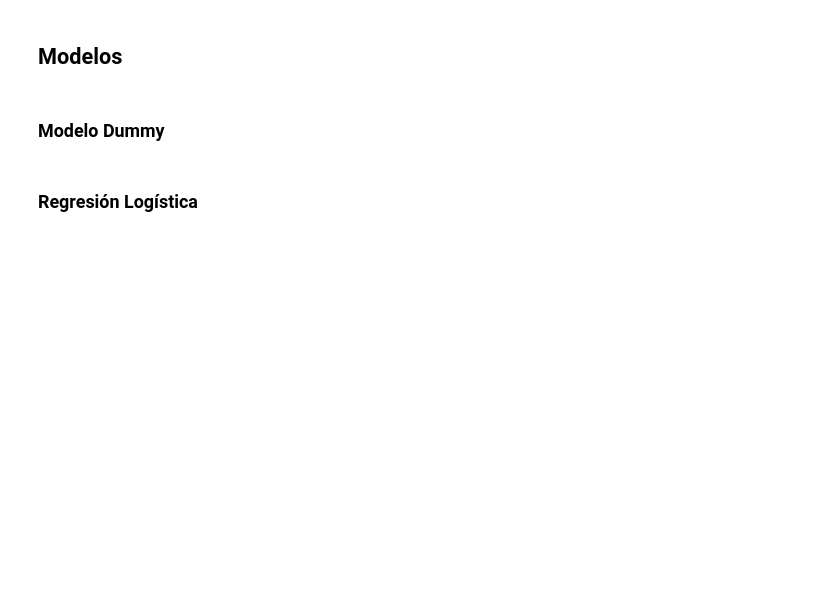
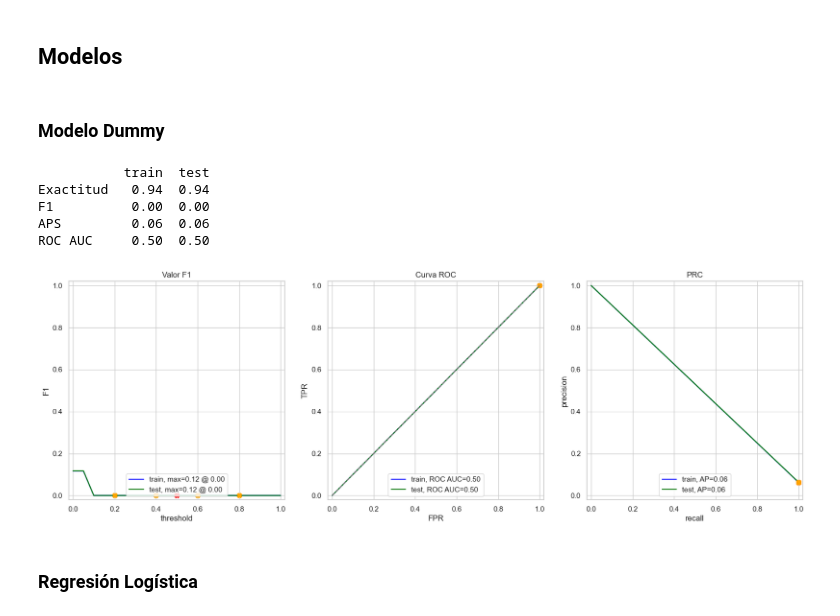
Before and after one commit to AbnerGalRol/Hackaton-Triple_ten-Team-8, a Jupyter notebook: notebooks/hackaton-triple-ten.ipynb, the cells around one changed output. Saved outputs shown, nothing was run; the diff lists cells and outputs as text; code cells hidden in the pictures; blank space fills up the shorter version.

Commit message:
add values models

```diff
--- a/notebooks/hackaton-triple-ten.ipynb
+++ b/notebooks/hackaton-triple-ten.ipynb
@@ -612,7 +610,8 @@ df.head()
 | 4 | 536365 | 84029E | RED WOOLLY HOTTIE WHITE HEART. | 6 | 2019-01-12 08:26:00 | 3.39 | 17850.0 | United Kingdom | ... |
 # %%
 #Features and target, VER DEBE COINCIDIR NUMERO DE FILAS
-features = df[clustering_df]
+
+features = df[cluster_features]
 target = df['churn']
 
 features_train, features_valid, target_train, target_valid = train_test_split(features, target, test_size=0.2, random_state=42)
@@ -748,3 +747,14 @@ evaluate_model(model_lr, features_train_ohe, target_train_ohe, features_valid_oh
+# %%
+dummy_cl = DummyClassifier(random_state=12345)
+dummy_cl.fit(features_train, target_train)
+evaluate_model(dummy_cl, features_train, target_train, features_valid, target_valid)
+# %% [output]
+           train  test
+Exactitud   0.94  0.94
+F1          0.00  0.00
+APS         0.06  0.06
+ROC AUC     0.50  0.50
+[figure, added]
 # %% [markdown]
 ### Regresión Logística
 # %%
```
Also changed, not shown: parts of 23 cells of this notebook.
